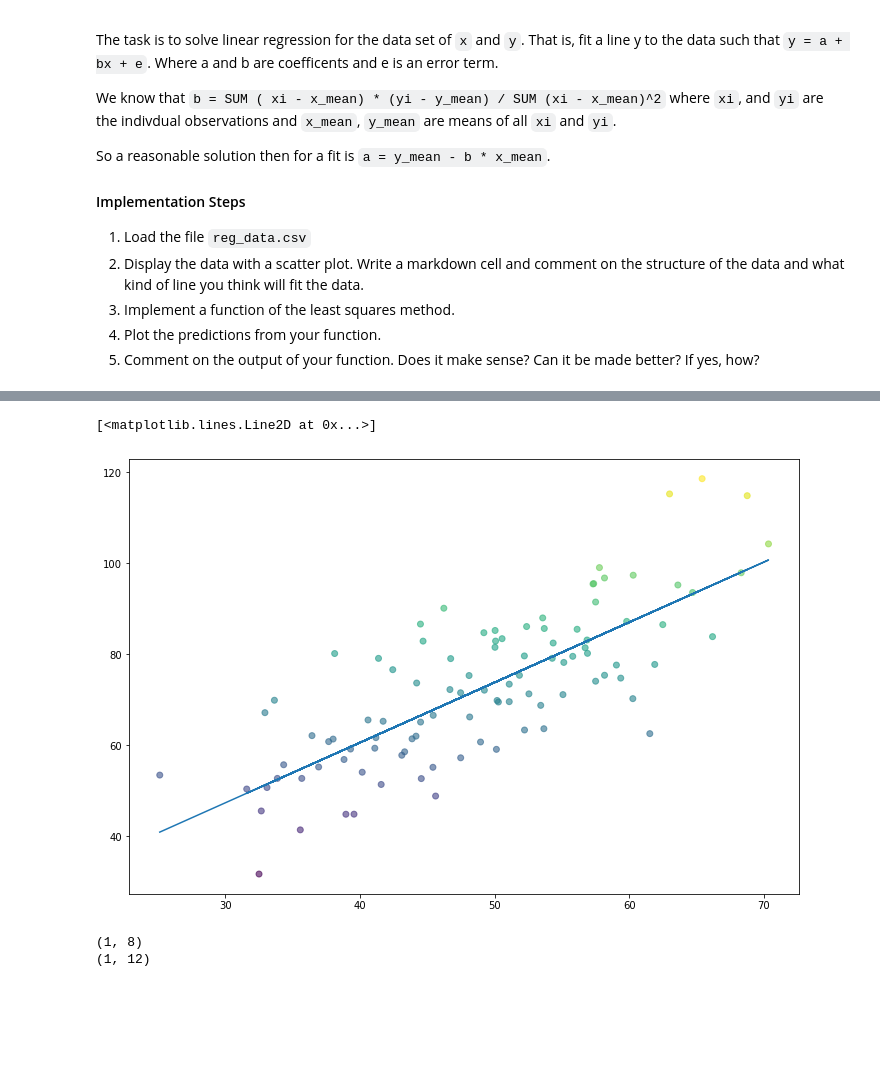
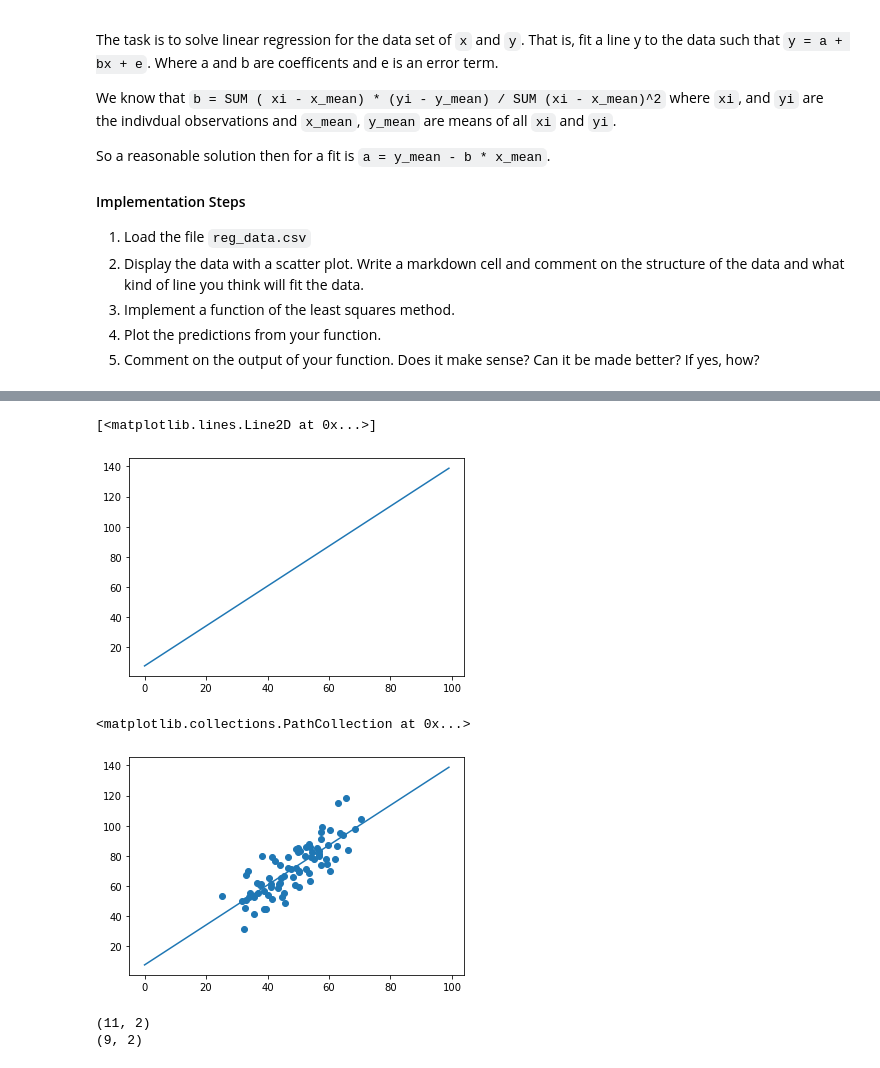
Before and after one commit to Canis-Ignem/nbgrader_submissions, a Jupyter notebook: ml2/07ml2.ipynb, the cells around one changed output, grey strips where cells are left out. Drawn from its saved outputs; the diff is of its cells as text; code cells hidden in the pictures; blank space fills up the shorter version.

```diff
--- a/ml2/07ml2.ipynb
+++ b/ml2/07ml2.ipynb
@@ -74,39 +103,77 @@ print(a)
 # %%
 assert abs(a - 7.72) <=0.03
 assert abs(b - 1.32) <=0.03
-# %%
-line = 0
-x = np.array([])
-y_pred = b * X1 + a
-plt.figure(figsize=(12,8))
-plt.scatter(X, Y, c = Y, alpha = .6)
-plt.plot(X, y_pred)
-#raise NotImplementedError()
-# %% [output]
-[<matplotlib.lines.Line2D at 0x...>]
-[figure, removed]
+# %%
+# Lets now plot a line
+# rang = np.arange(0, 100)
+# y = a + b * rang
+# plt.figure(figsize=(12,6))
+# plt.plot(y)
+# plt.show()
+
+line = 0
+x = np.array([])
+### BEGIN SOLUTION
+x = np.arange(0,100)
+line = a + b*x
+plt.plot(line)
+# %% [output]
+[<matplotlib.lines.Line2D at 0x...>]
+[figure, added]
 # %%
 assert abs(a +3*b - 11.69) <= 0.05
 assert abs(a +100*b - 140) <= 1
+# %%
+# plt.figure(figsize=(12,6))
+# plt.title('Linear Regression')
+# plt.scatter(X, Y, c = Y, alpha = .6)
+# plt.plot(X, y_pred)
+# plt.show()
+
+plt.plot(line)
+plt.scatter(x_train,y_train)
+# %% [output]
+<matplotlib.collections.PathCollection at 0x...>
+[figure, added]
 # %%
 #Classify your test data in to classes
 #if the Y value for a certain X is lower than the line then the class is 0
-class_0 = [y_test[y_test > (a + b*x_test)]]
-class_1 = [y_test[y_test < (a + b*x_test)]]
+# class_0 = [y_test[y_test > (a + b*x_test)]]
+# class_1 = [y_test[y_test < (a + b*x_test)]]
+class_0 = []
+class_1 = []
 
-# for index, row in df.iterrows():
-#     if row.Y > row.Y:
-#         class_0.append(row.X)
-#     elif row.Y > row.Y:
-#         class_1.append(row.X)
+### BEGIN SOLUTION
+for i in range(x_test.shape[0]):
+
+    #We check the line value vs the real Y value
+    if y_test[i] < (a + x_test[i]*b):
+        class_0.append( (x_test[i],y_test[i]) )
+    else:
+        class_1.append(( x_test[i],y_test[i]) )
+
+
+
+# for i in range(x_test.shape[0]):
+
+#     #We check the line value vs the real Y value
+#     if y_test.values[i] < (a + x_test.values[i]*b):
+#         class_0.append( (x_test.values[i],y_test.values[i]) )
+#     else:
+#         class_1.append(( x_test.values[i],y_test.values[i]) )
+# plt.scatter(class_0[:,0], class_0[:,1])
+# plt.scatter(class_1[:,0], class_1[:,1])
+# plt.plot(y)
+
+
 
 class_0 = np.array(class_0)
 class_1 = np.array(class_1)
 print(class_0.shape)
 print(class_1.shape)
 # %% [output]
-(1, 8)
-(1, 12)
+(11, 2)
+(9, 2)
 # %%
 assert 9 < class_0.shape[0] < 13
 assert 7 < class_1.shape[0] < 11
```
Also changed, not shown: parts of 9 cells of this notebook.
